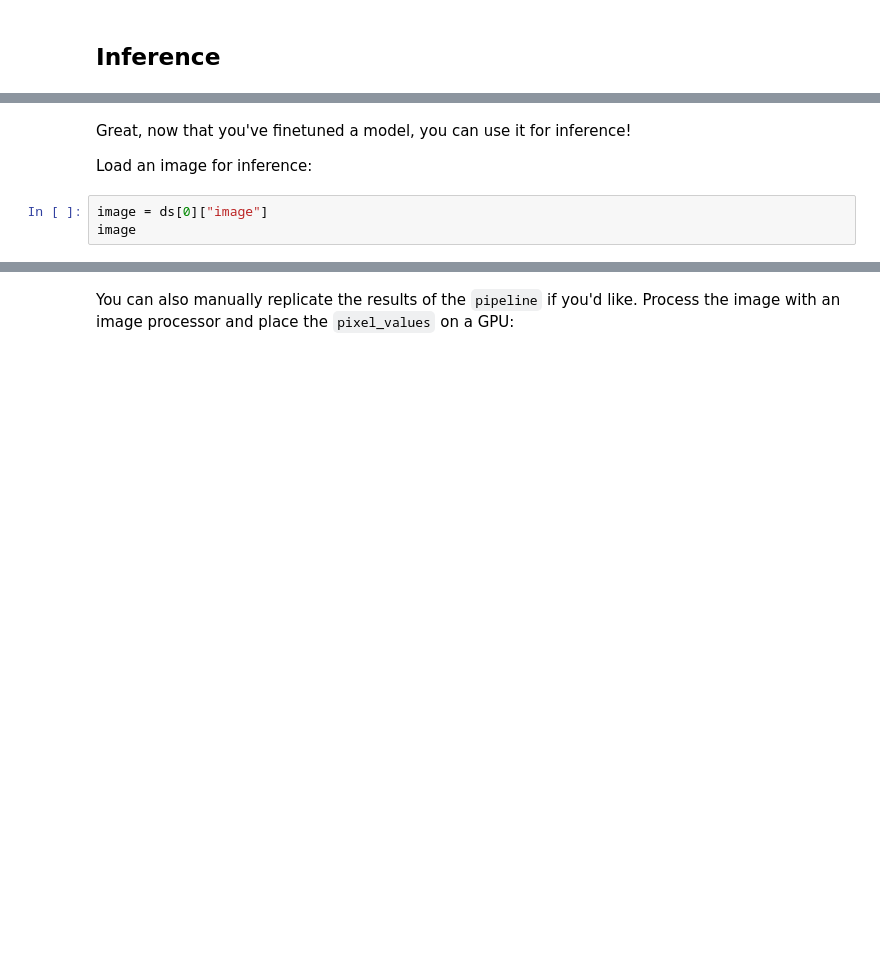
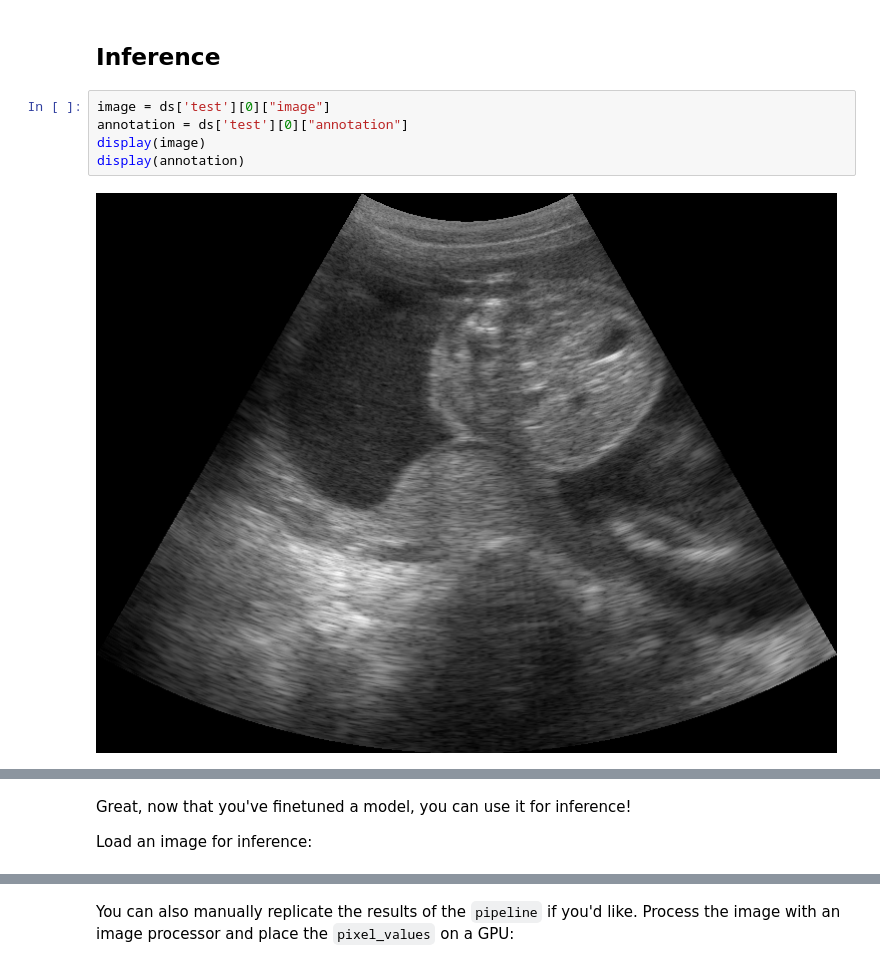
Before and after one commit to louisapraszezynki/acouslic-ai-challenge, a Jupyter notebook: transformers_doc/en/pytorch/semantic_segmentation.ipynb, the cells around one changed output, grey strips where cells are left out. Drawn from its saved outputs; the diff is of its cells as text; blank space fills up the shorter version.

```diff
--- a/transformers_doc/en/pytorch/semantic_segmentation.ipynb
+++ b/transformers_doc/en/pytorch/semantic_segmentation.ipynb
@@ -293,3 +346,10 @@ trainer.push_to_hub()
 CommitInfo(commit_url='https://huggingface.co/Louloubib/segformer_b0_acouslic_ai/commit/12293745f939a3677ef20d6ed31806815f08b1ab', commit_message='End of training', commit_description='', oid='1229374 ...
 # %% [markdown]
 ## Inference
+# %%
+image = ds['test'][0]["image"]
+annotation = ds['test'][0]["annotation"]
+display(image)
+display(annotation)
+# %% [output]
+[figure, added]
@@ -297,6 +358,3 @@ CommitInfo(commit_url='https://huggingface.co/Louloubib/segformer_b0_acouslic_ai
 Great, now that you've finetuned a model, you can use it for inference!
 
 Load an image for inference:
-# %%
-image = ds[0]["image"]
-image
```
Also changed, not shown: parts of 15 cells of this notebook.
